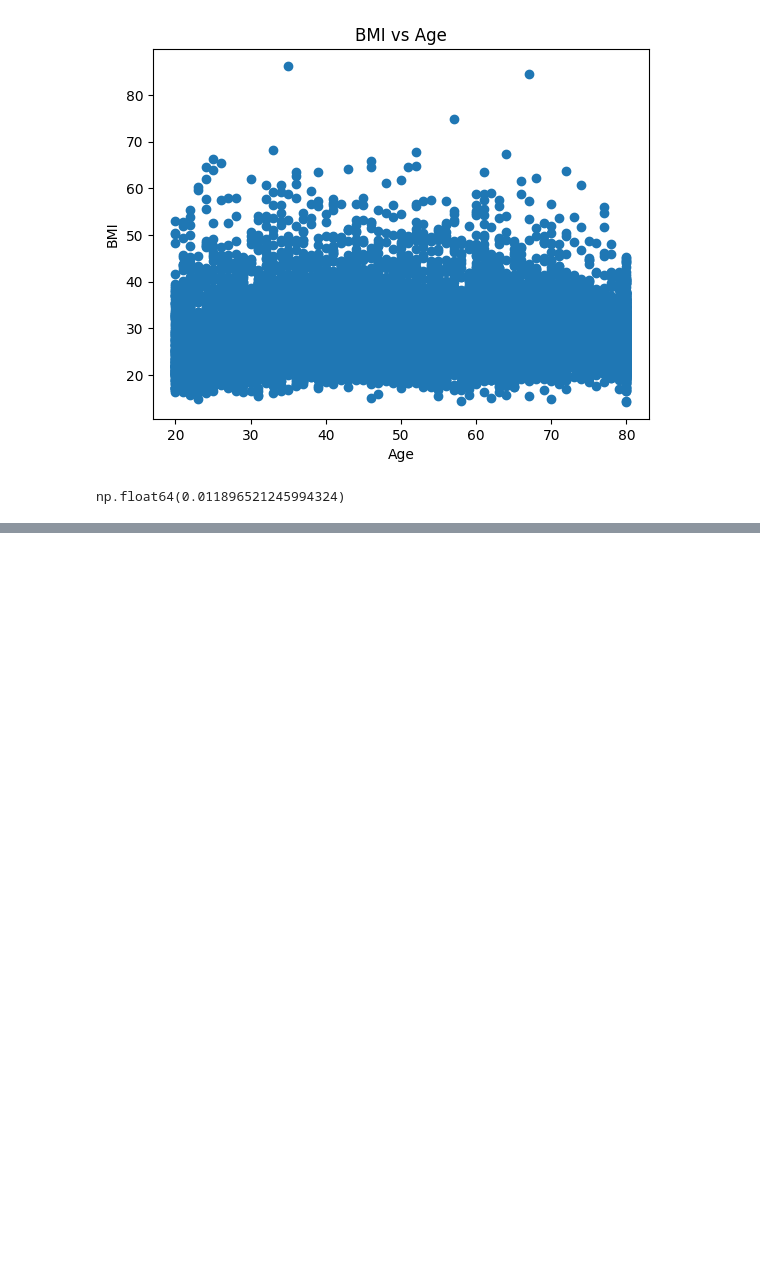
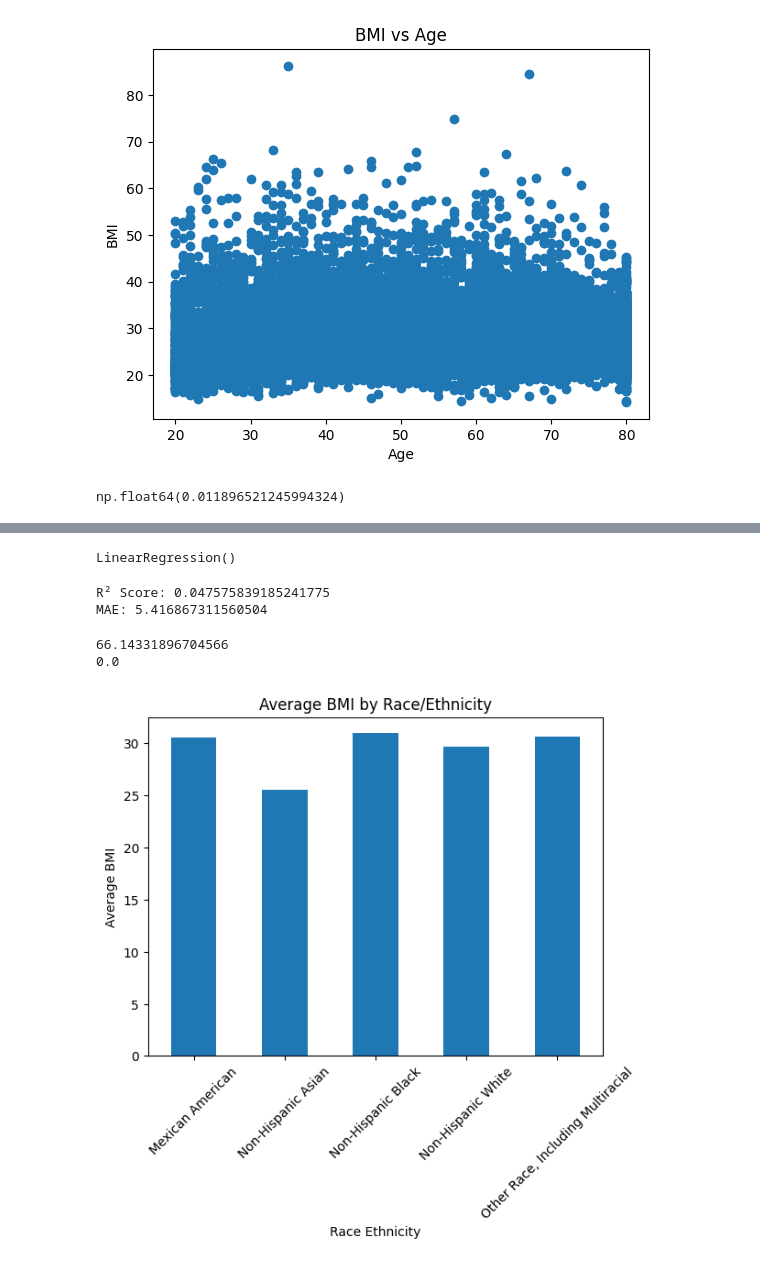
Before and after one commit to maliha-crypto/emptyrepository, a Jupyter notebook: Maliha_Rahman_DSRP.ipynb, the cells around one changed output, grey strips where cells are left out. Drawn from its saved outputs; the diff is of its cells as text; code cells hidden in the pictures; blank space fills up the shorter version.

```diff
--- a/Maliha_Rahman_DSRP.ipynb
+++ b/Maliha_Rahman_DSRP.ipynb
@@ -305,0 +331,4 @@ array([nan,  2.,  3.])
+# %%
+# Drop "Survey Weight"
+df = df.drop(columns=["Pregnancy Status"])
+df.head()
@@ -305,0 +342,9 @@ array([nan,  2.,  3.])
+# %%
+df["Race Ethnicity"] = df["Race Ethnicity"].replace({
+    1: "Mexican American",
+    3: "Non-Hispanic White",
+    4: "Non-Hispanic Black",
+    6: "Non-Hispanic Asian",
+    7: "Other Race, Including Multiracial"
+})
+df.head()
@@ -305,0 +358,4 @@ array([nan,  2.,  3.])
+# %%
+# Change the codes to what they actually mean, gender
+df["Gender"] = df["Gender"].replace({1: "Male", 2: "Female"})
+df.head()
@@ -305,0 +404,2 @@ array([nan,  2.,  3.])
+# %%
+df = df.dropna(subset=["BMI"])
@@ -305,0 +482,7 @@ array([nan,  2.,  3.])
+# %%
+from sklearn.linear_model import LinearRegression
+
+model = LinearRegression()
+model.fit(X_train, y_train)
+# %% [output]
+LinearRegression()
@@ -305,0 +491,28 @@ array([nan,  2.,  3.])
+# %%
+from sklearn.metrics import r2_score, mean_absolute_error
+
+r2 = r2_score(y_test, y_pred)
+mae = mean_absolute_error(y_test, y_pred)
+
+print("R² Score:", r2)
+print("MAE:", mae)
+# %% [output]
+R² Score: 0.047575839185241775
+MAE: 5.416867311560504
+# %%
+print(test_statistic)
+print(p_value)
+# %% [output]
+66.14331896704566
+0.0
+# %%
+# other visualizations i didnt do yet
+avg_bmi = df.groupby("Race Ethnicity")["BMI"].mean()
+
+avg_bmi.plot(kind="bar")
+plt.ylabel("Average BMI")
+plt.title("Average BMI by Race/Ethnicity")
+plt.xticks(rotation=45)
+plt.show()
+# %% [output]
+[figure, added]
```
Also changed, not shown: parts of 23 cells of this notebook.
